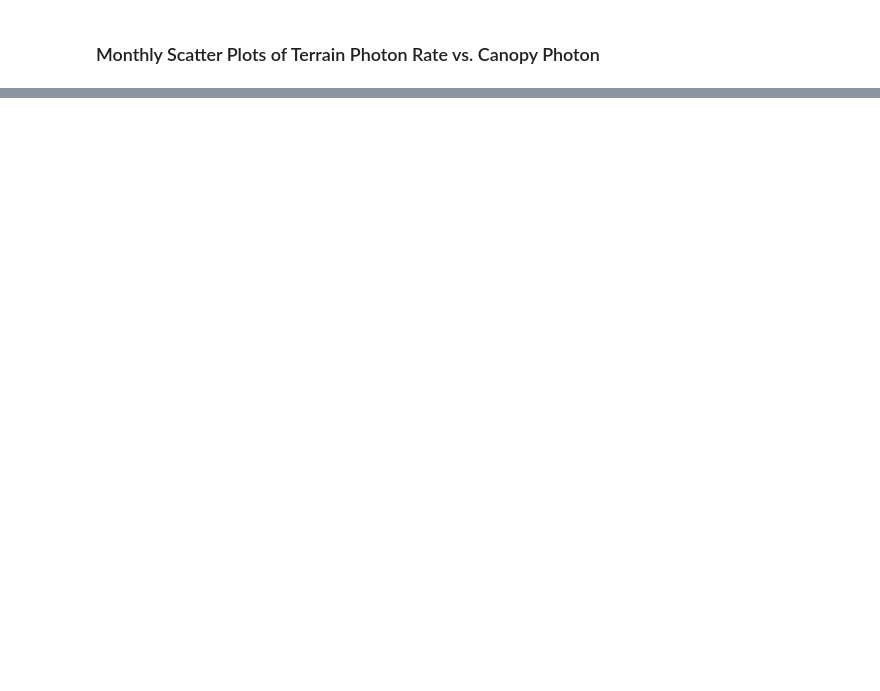
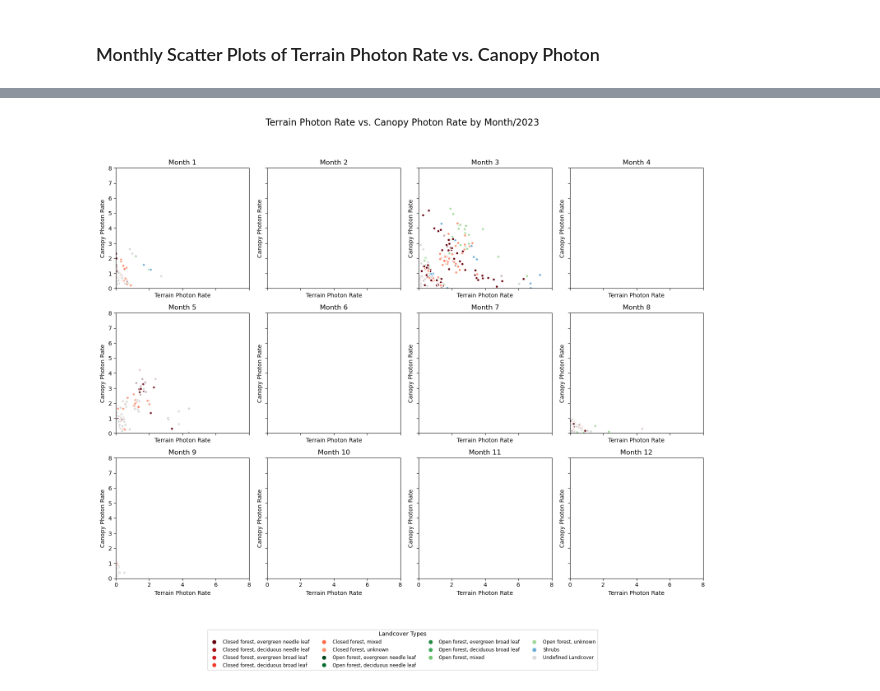
Before and after one commit to allenqluo/snow_on_tree, a Jupyter notebook: Snow_on_Tree_year.ipynb, the cells around one changed output, grey strips where cells are left out. Cells and saved outputs as stored; diff of their text form; code cells hidden in the pictures; blank space fills up the shorter version.

```diff
--- a/Snow_on_Tree_year.ipynb
+++ b/Snow_on_Tree_year.ipynb
@@ -737,0 +286,70 @@ Saved plot to: year/BONA_terrain_vs_canopy_2022_ats10.png
+# %%
+# Set a default color for missing landcover values
+default_color = '#d9d9d9'  # Light gray for undefined landcover
+
+# Set up the figure with a 3x4 grid for 12 months
+fig, axes = plt.subplots(3, 4, figsize=(15, 12), sharex=True, sharey=True)
+fig.suptitle(f'Terrain Photon Rate vs. Canopy Photon Rate by Month/{year}', fontsize=16)
+
+# Define the x and y range limits
+x_min, x_max = 0, 8
+y_min, y_max = 0, 8
+
+# Flatten the axes array for easy indexing
+axes = axes.flatten()
+
+# Loop through each month to create subplots
+for month in range(1, 13):
+    # Filter data for the current month and create a copy to avoid SettingWithCopyWarning
+    monthly_data = atl03_data[atl03_data['month'] == month].copy()
+
+    # Map landcover to colors, using the default color for NaN values
+    monthly_data['color'] = monthly_data['landcover'].map(landcover_colors).fillna(default_color)
+
+    # Select the subplot for the current month
+    ax = axes[month - 1]
+
+    # Scatter plot for the month with color by landcover
+    scatter = ax.scatter(
+        monthly_data['terrain_photon_rate'],
+        monthly_data['canopy_photon_rate'],
+        c=monthly_data['color'],  # Use the mapped color values
+        alpha=0.8,
+        edgecolor='w',
+        s=20
+    )
+
+    # Set title and labels for each subplot
+    ax.set_title(f'Month {month}')
+    ax.set_xlabel('Terrain Photon Rate')
+    ax.set_ylabel('Canopy Photon Rate')
+
+    # Set x and y axis limits
+    ax.set_xlim(x_min, x_max)
+    ax.set_ylim(y_min, y_max)
+
+# Add a custom legend for the landcover types
+legend_elements = [
+    plt.Line2D([0], [0], marker='o', color='w', label=landcover_descriptions[lc],
+               markerfacecolor=color, markersize=8)
+    for lc, color in landcover_colors.items()
+]
+legend_elements.append(
+    plt.Line2D([0], [0], marker='o', color='w', label='Undefined Landcover', markerfacecolor=default_color, markersize=8)
+)
+
+# Add the legend outside the plot grid
+fig.legend(
+    handles=legend_elements,
+    loc='upper center',
+    ncol=4,
+    fontsize='small',
+    title='Landcover Types',
+    bbox_to_anchor=(0.5, -0.05)  # Adjust position: center horizontally, move below the plots
+)
+
+# Adjust layout to prevent overlap
+plt.tight_layout(rect=[0, 0.0, 1, 0.94])  # Leave extra space at the bottom for the legend
+plt.show()
+# %% [output]
+[figure, added]
```
Also changed, not shown: parts of 17 cells of this notebook, 44 other files.
